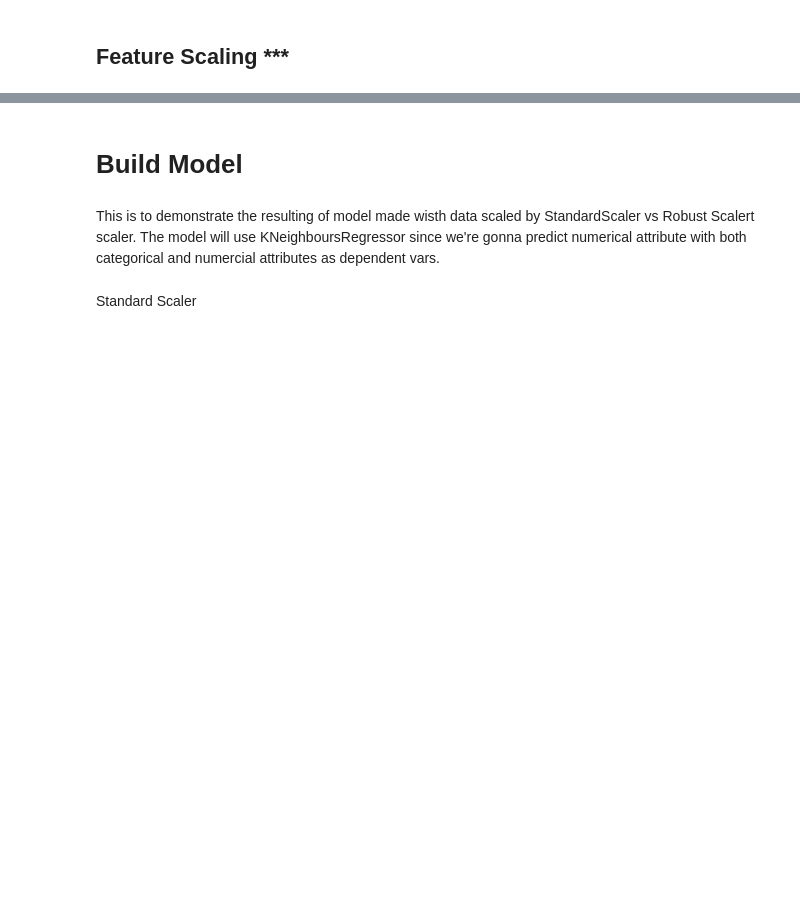
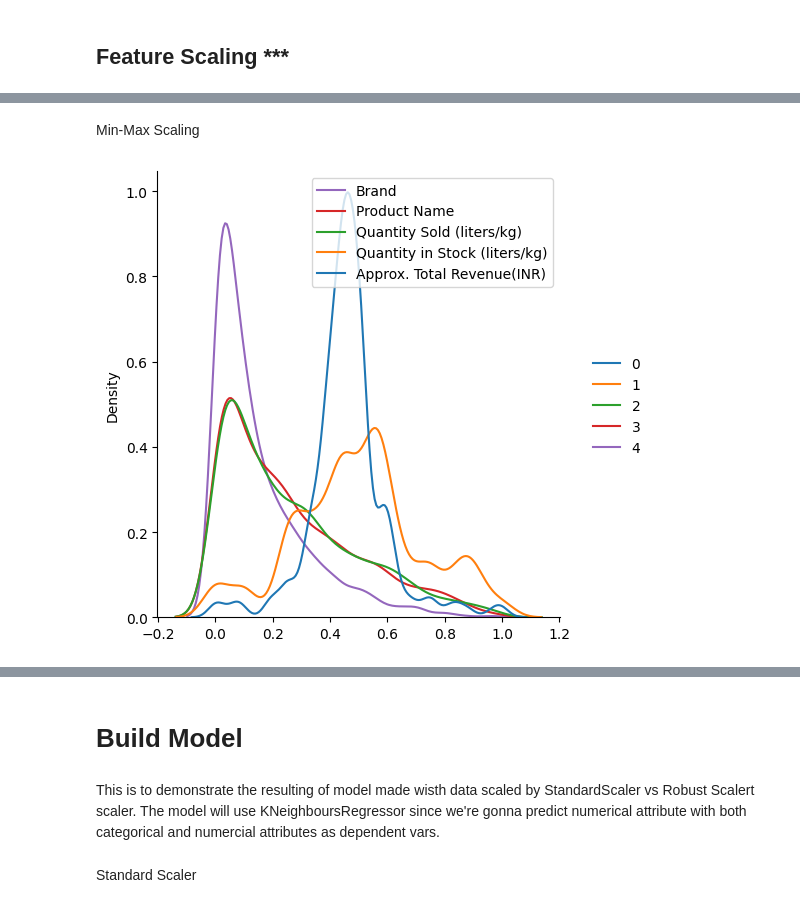
Before and after one commit to Jangsoodlor/da-project, a Jupyter notebook: ipynb.ipynb, the cells around one changed output, grey strips where cells are left out. Saved outputs shown, nothing was run; the diff lists cells and outputs as text; code cells hidden in the pictures; blank space fills up the shorter version.

```diff
--- a/ipynb.ipynb
+++ b/ipynb.ipynb
@@ -343,3 +336,7 @@ print(x_train_standard, x_test_standard)
+# %%
+scaler = MinMaxScaler().fit(x_train)
+x_train_mm = scaler.transform(x_train)
+x_test_mm = scaler.transform(x_test)
 # %%
 rb = RobustScaler()
 x_train_robust = rb.fit_transform(x_train)
@@ -364,0 +372,8 @@ Here's the difference of distribution between standard scaling and robust scalin
+# %% [markdown]
+Min-Max Scaling
+# %%
+sns.displot(x_train_mm, kind="kde")
+plt.legend(labels=["Brand","Product Name","Quantity Sold (liters/kg)", "Quantity in Stock (liters/kg)","Approx. Total Revenue(INR)"])
+plt.show()
+# %% [output]
+[figure, added]
```
Also changed, not shown: parts of 20 cells of this notebook.
